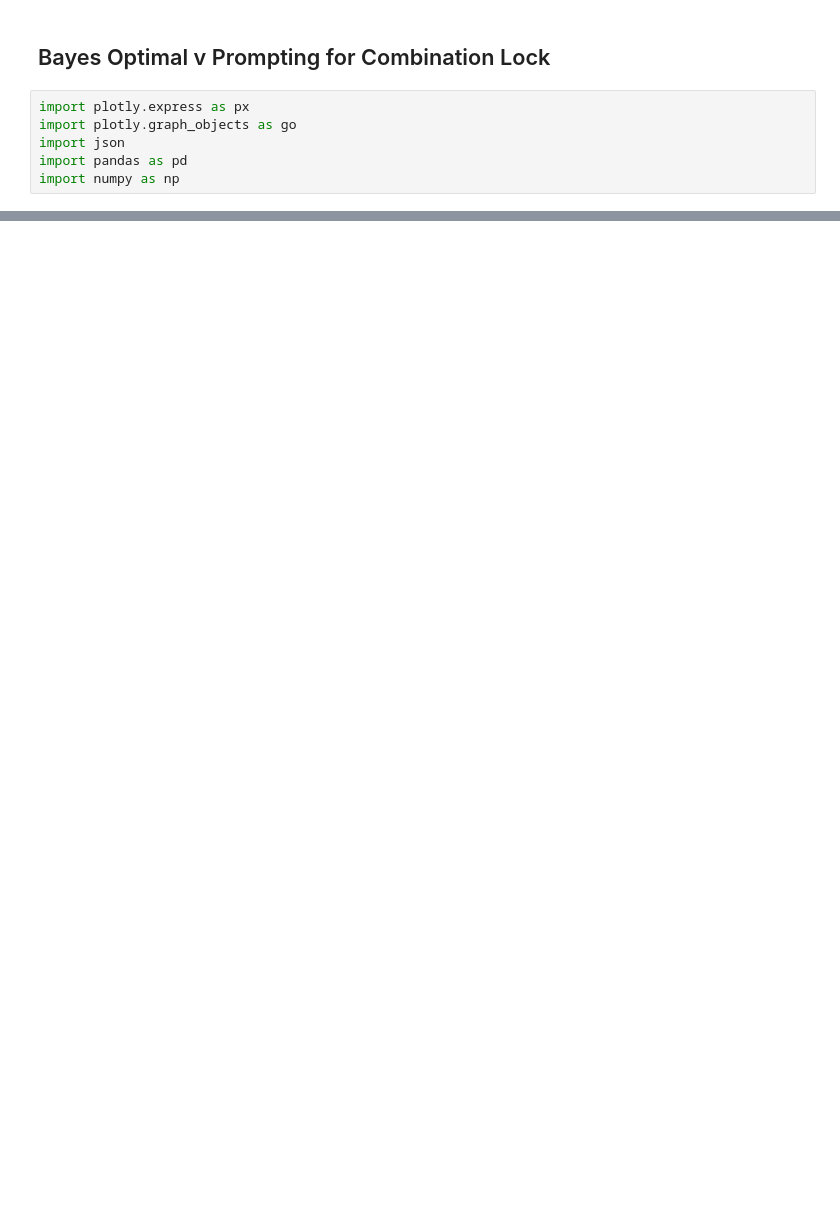
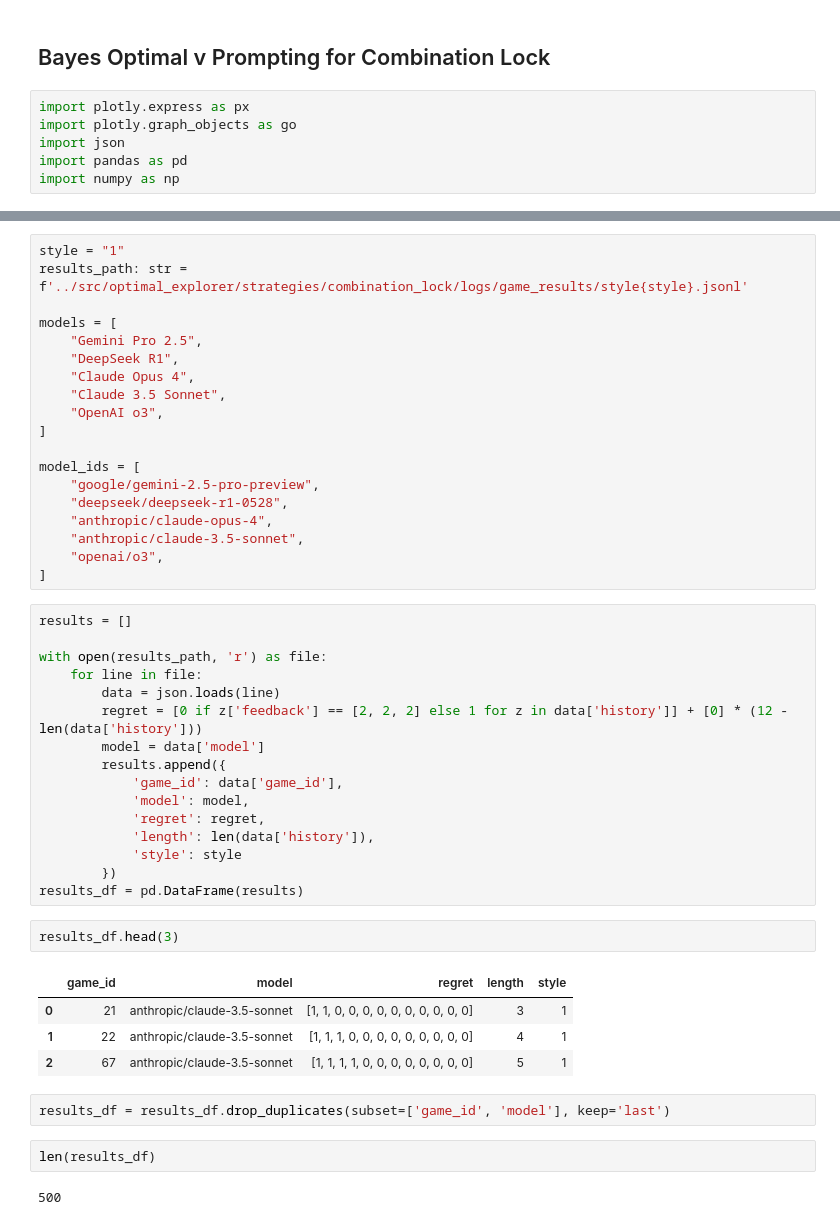
Before and after one commit to jakob-bjorner/optimal-explorer-dev, a Jupyter notebook: reports/2025-05-28_combination_lock_prompting.ipynb, the cells around one changed output, grey strips where cells are left out. Drawn from its saved outputs; the diff is of its cells as text; blank space fills up the shorter version.

```diff
--- a/reports/2025-05-28_combination_lock_prompting.ipynb
+++ b/reports/2025-05-28_combination_lock_prompting.ipynb
@@ -78,0 +9,48 @@ def plot_cumulative_regret(strategies, paths):
+# %%
+style = "1"
+results_path: str = f'../src/optimal_explorer/strategies/combination_lock/logs/game_results/style{style}.jsonl'
+
+models = [
+    "Gemini Pro 2.5",
+    "DeepSeek R1",
+    "Claude Opus 4",
+    "Claude 3.5 Sonnet",
+    "OpenAI o3",
+]
+
+model_ids = [
+    "google/gemini-2.5-pro-preview",
+    "deepseek/deepseek-r1-0528",
+    "anthropic/claude-opus-4",
+    "anthropic/claude-3.5-sonnet",
+    "openai/o3",
+]
+# %%
+results = []
+
+with open(results_path, 'r') as file:
+    for line in file:
+        data = json.loads(line)
+        regret = [0 if z['feedback'] == [2, 2, 2] else 1 for z in data['history']] + [0] * (12 - len(data['history']))
+        model = data['model']
+        results.append({
+            'game_id': data['game_id'],
+            'model': model,
+            'regret': regret,
+            'length': len(data['history']),
+            'style': style
+        })
+results_df = pd.DataFrame(results)
+# %%
+results_df.head(3)
+# %% [output]
+|  | game_id | model | regret | length | style |
+| 0 | 21 | anthropic/claude-3.5-sonnet | [1, 1, 0, 0, 0, 0, 0, 0, 0, 0, 0, 0] | 3 | 1 |
+| 1 | 22 | anthropic/claude-3.5-sonnet | [1, 1, 1, 0, 0, 0, 0, 0, 0, 0, 0, 0] | 4 | 1 |
+| 2 | 67 | anthropic/claude-3.5-sonnet | [1, 1, 1, 1, 0, 0, 0, 0, 0, 0, 0, 0] | 5 | 1 |
+# %%
+results_df = results_df.drop_duplicates(subset=['game_id', 'model'], keep='last')
+# %%
+len(results_df)
+# %% [output]
+500
```
Also changed, not shown: parts of 6 cells of this notebook, 23 other files.
